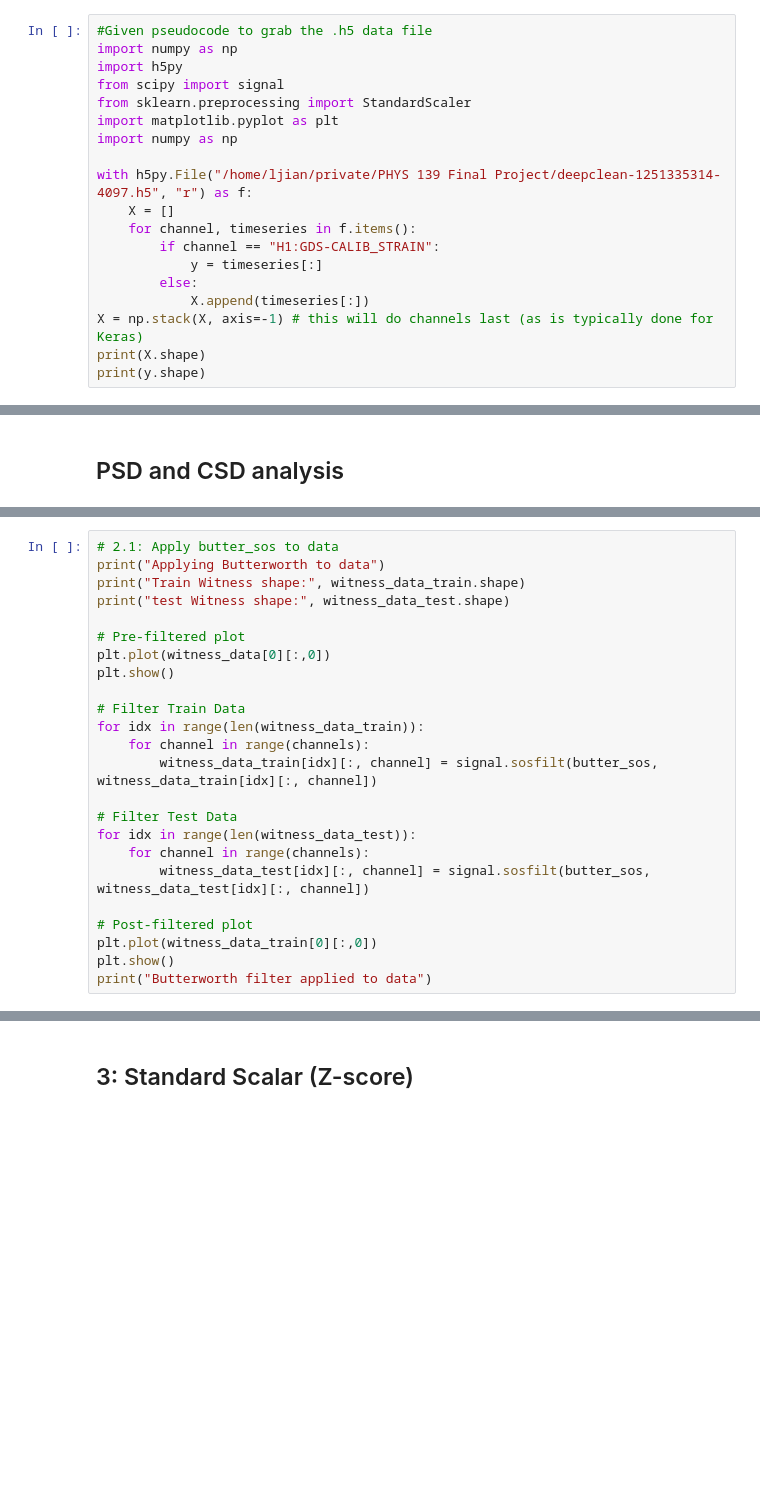
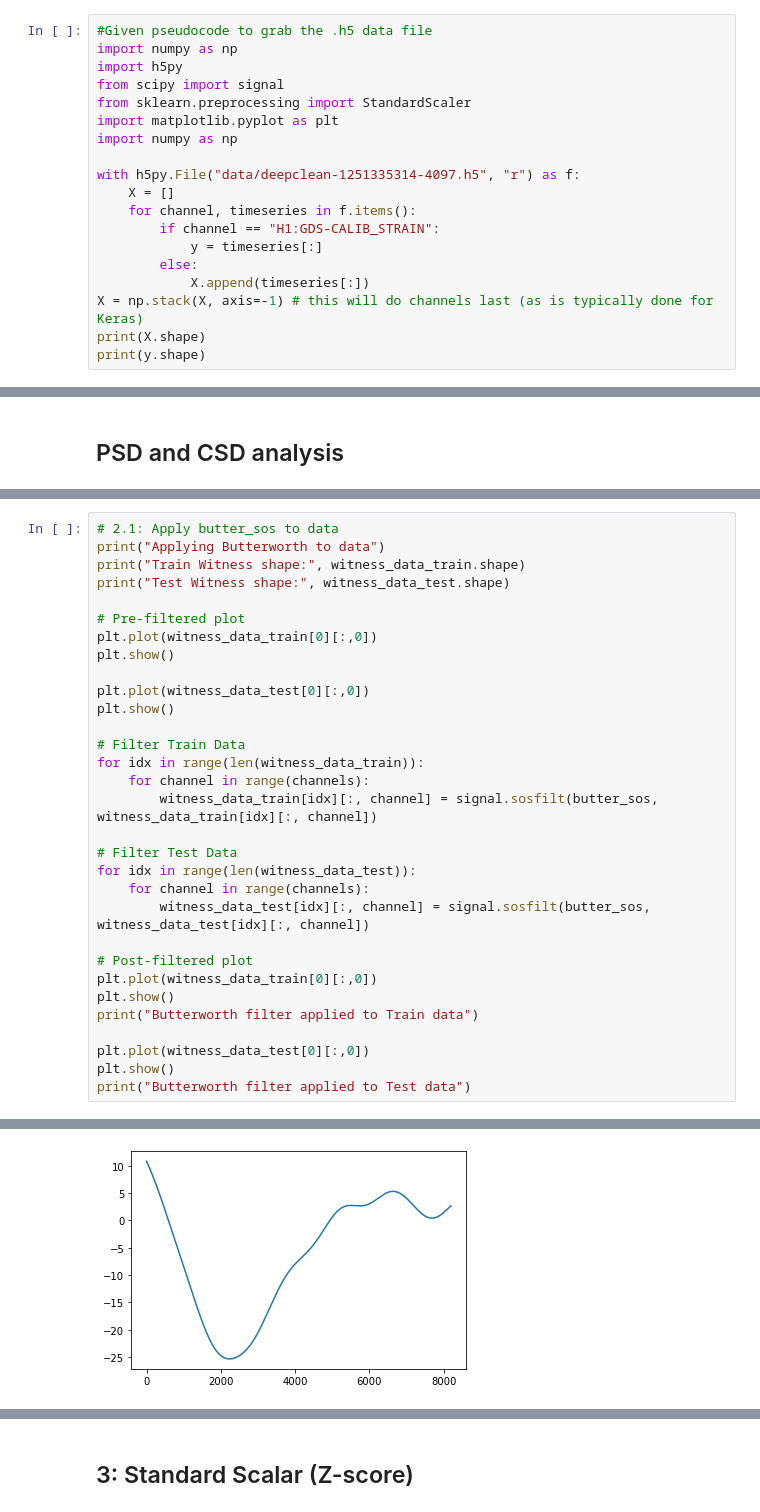
Before and after one commit to telmar3/PHYS139_FinalProject, a Jupyter notebook: data_preprocessing.ipynb, the cells around one changed output, grey strips where cells are left out. Saved outputs shown, nothing was run; the diff lists cells and outputs as text; blank space fills up the shorter version.

Commit message:
Minor changes, added operations for both train ...
and test. Added notes to cells for better understanding. Integrated window_size, window_length variables when they had been repeat-hard assigned.

```diff
--- a/data_preprocessing.ipynb
+++ b/data_preprocessing.ipynb
@@ -9,7 +9,7 @@ from sklearn.preprocessing import StandardScaler
 import matplotlib.pyplot as plt
 import numpy as np
 
-with h5py.File("/home/ljian/private/PHYS 139 Final Project/deepclean-1251335314-4097.h5", "r") as f:
+with h5py.File("data/deepclean-1251335314-4097.h5", "r") as f:
     X = []
     for channel, timeseries in f.items():
         if channel == "H1:GDS-CALIB_STRAIN":
@@ -176,10 +187,13 @@ print("Butterworth filter built")
 # 2.1: Apply butter_sos to data
 print("Applying Butterworth to data")
 print("Train Witness shape:", witness_data_train.shape)
-print("test Witness shape:", witness_data_test.shape)
+print("Test Witness shape:", witness_data_test.shape)
 
 # Pre-filtered plot
-plt.plot(witness_data[0][:,0])
+plt.plot(witness_data_train[0][:,0])
+plt.show()
+
+plt.plot(witness_data_test[0][:,0])
 plt.show()
 
 # Filter Train Data
@@ -195,4 +209,9 @@ for idx in range(len(witness_data_test)):
 # Post-filtered plot
 plt.plot(witness_data_train[0][:,0])
 plt.show()
-print("Butterworth filter applied to data")
+print("Butterworth filter applied to Train data")
+
+plt.plot(witness_data_test[0][:,0])
+plt.show()
+print("Butterworth filter applied to Test data")
+# %% [output]
@@ -198,0 +221 @@ print("Butterworth filter applied to data")
+[figure, added]
```
Also changed, not shown: parts of 10 cells of this notebook.
